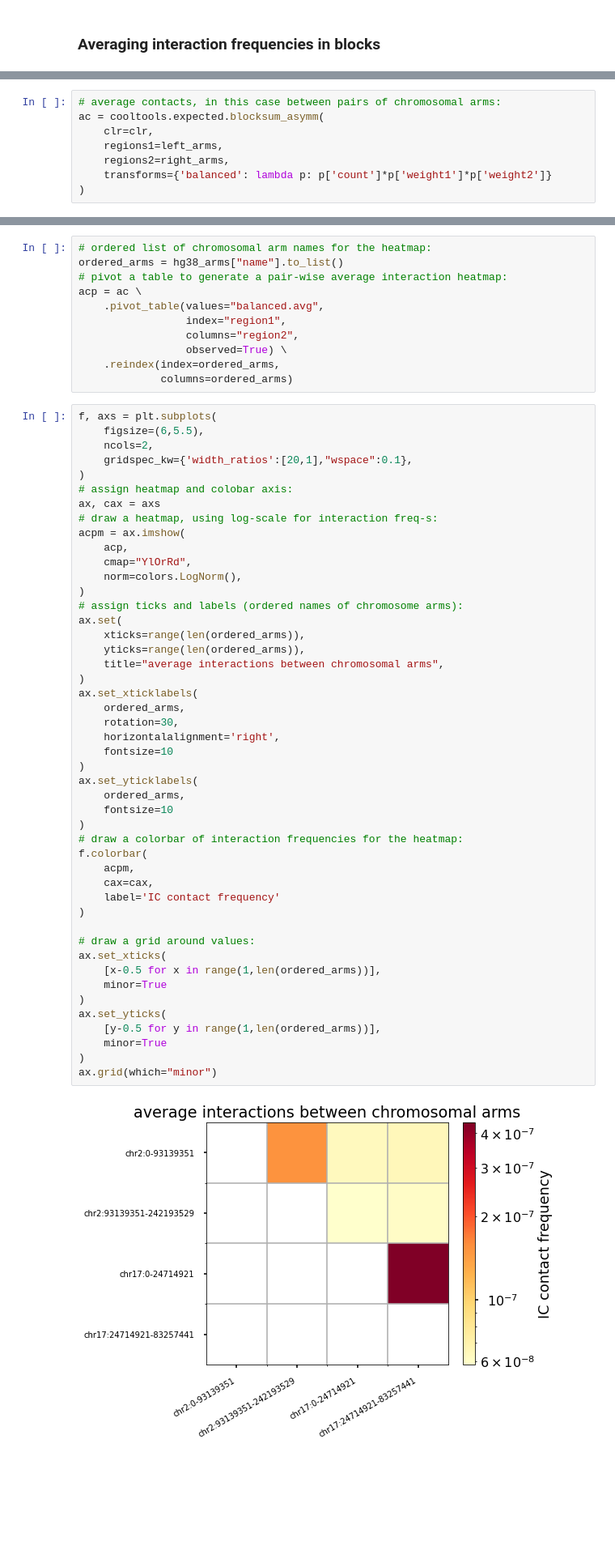
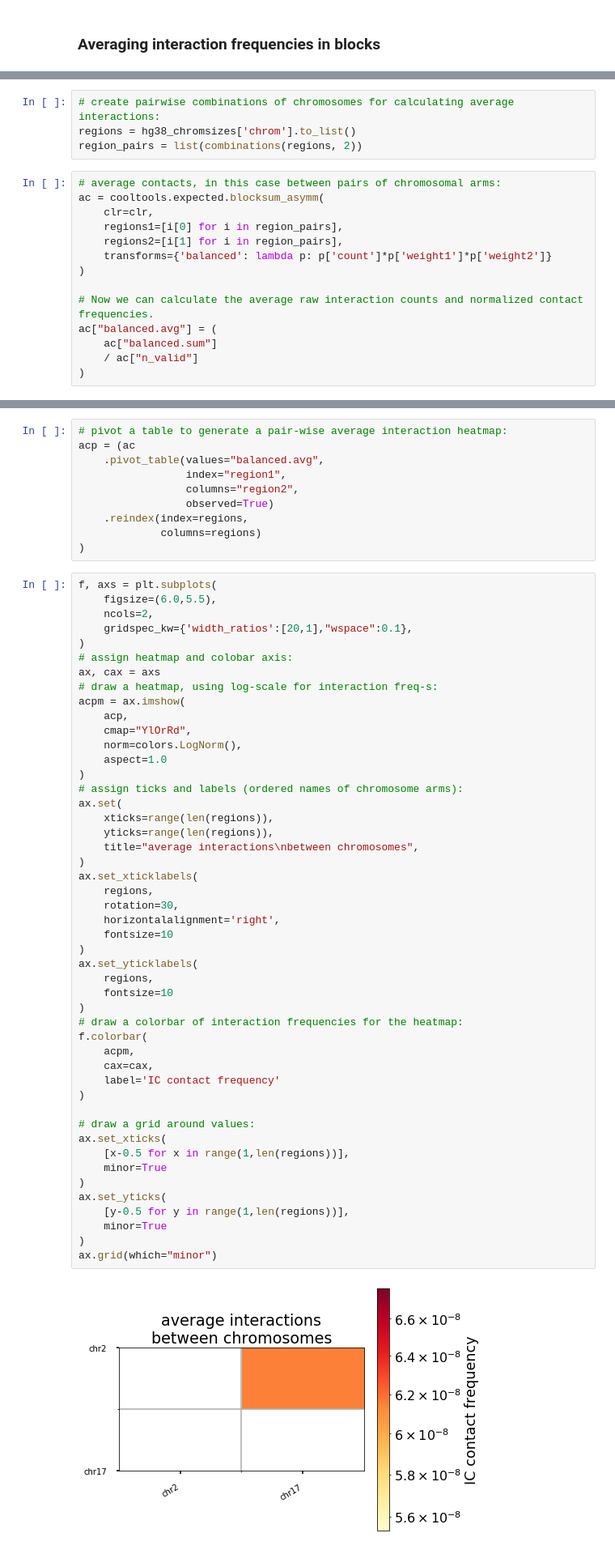
Before and after one commit to open2c/open2c_examples, a Jupyter notebook: contacts_vs_distance.ipynb, the cells around one changed output, grey strips where cells are left out. Shown at 81% size. Cells and saved outputs as stored; diff of their text form; blank space fills up the shorter version.

```diff
--- a/contacts_vs_distance.ipynb
+++ b/contacts_vs_distance.ipynb
@@ -307,8 +285,18 @@ right_arms = bioframe.parse_regions(right_arms)
+# %%
+# create pairwise combinations of chromosomes for calculating average interactions:
+regions = hg38_chromsizes['chrom'].to_list()
+region_pairs = list(combinations(regions, 2))
 # %%
 # average contacts, in this case between pairs of chromosomal arms:
 ac = cooltools.expected.blocksum_asymm(
     clr=clr,
-    regions1=left_arms,
-    regions2=right_arms,
+    regions1=[i[0] for i in region_pairs],
+    regions2=[i[1] for i in region_pairs],
     transforms={'balanced': lambda p: p['count']*p['weight1']*p['weight2']}
 )
+
+# Now we can calculate the average raw interaction counts and normalized contact frequencies.
+ac["balanced.avg"] = (
+    ac["balanced.sum"]
+    / ac["n_valid"]
+)
@@ -321,17 +303,16 @@ ac["balanced.avg"] = (
 # %%
-# ordered list of chromosomal arm names for the heatmap:
-ordered_arms = hg38_arms["name"].to_list()
 # pivot a table to generate a pair-wise average interaction heatmap:
-acp = ac \
+acp = (ac
     .pivot_table(values="balanced.avg",
                  index="region1",
                  columns="region2",
-                 observed=True) \
-    .reindex(index=ordered_arms,
-             columns=ordered_arms)
+                 observed=True)
+    .reindex(index=regions,
+             columns=regions)
+)
 # %%
 f, axs = plt.subplots(
-    figsize=(6,5.5),
+    figsize=(6.0,5.5),
     ncols=2,
     gridspec_kw={'width_ratios':[20,1],"wspace":0.1},
 )
@@ -342,39 +323,40 @@ acpm = ax.imshow(
     acp,
     cmap="YlOrRd",
     norm=colors.LogNorm(),
+    aspect=1.0
 )
 # assign ticks and labels (ordered names of chromosome arms):
 ax.set(
-    xticks=range(len(ordered_arms)),
-    yticks=range(len(ordered_arms)),
-    title="average interactions between chromosomal arms",
+    xticks=range(len(regions)),
+    yticks=range(len(regions)),
+    title="average interactions\nbetween chromosomes",
 )
 ax.set_xticklabels(
-    ordered_arms,
+    regions,
     rotation=30,
     horizontalalignment='right',
     fontsize=10
 )
 ax.set_yticklabels(
-    ordered_arms,
+    regions,
     fontsize=10
 )
 # draw a colorbar of interaction frequencies for the heatmap:
 f.colorbar(
     acpm,
     cax=cax,
     label='IC contact frequency'
 )
 
 # draw a grid around values:
 ax.set_xticks(
-    [x-0.5 for x in range(1,len(ordered_arms))],
+    [x-0.5 for x in range(1,len(regions))],
     minor=True
 )
 ax.set_yticks(
-    [y-0.5 for y in range(1,len(ordered_arms))],
+    [y-0.5 for y in range(1,len(regions))],
     minor=True
 )
 ax.grid(which="minor")
 # %% [output]
-[figure, old version]
+[figure, new version]
```
Also changed, not shown: parts of 11 cells of this notebook.
